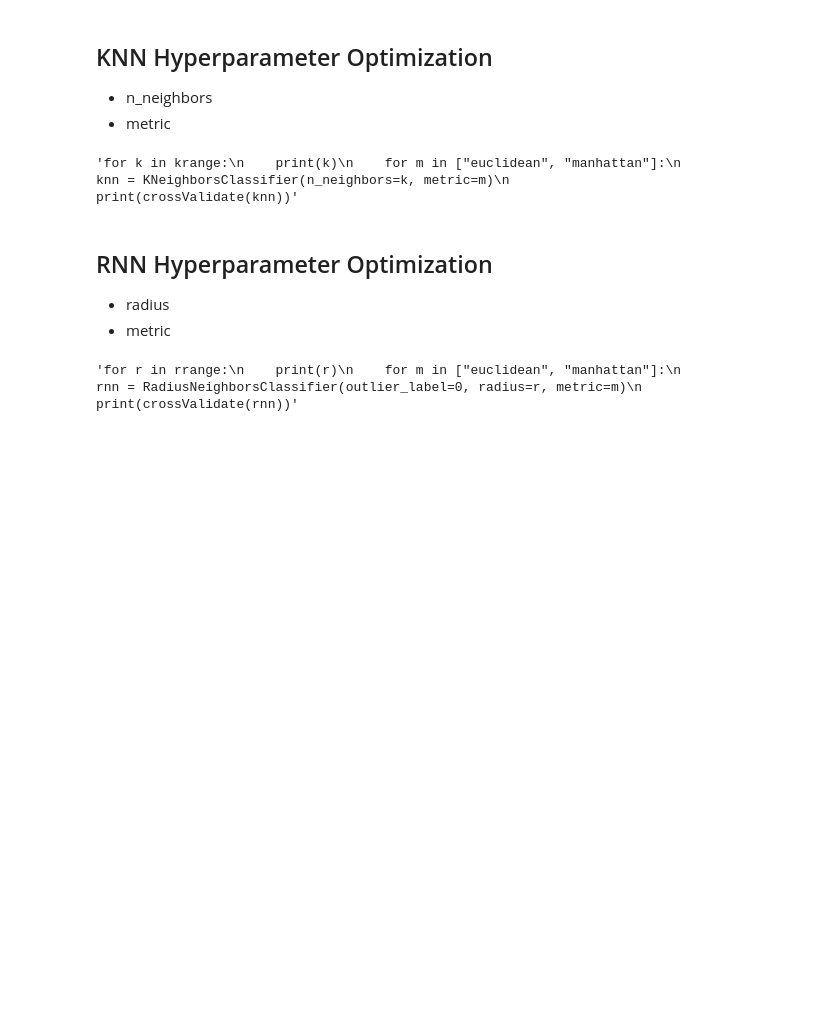
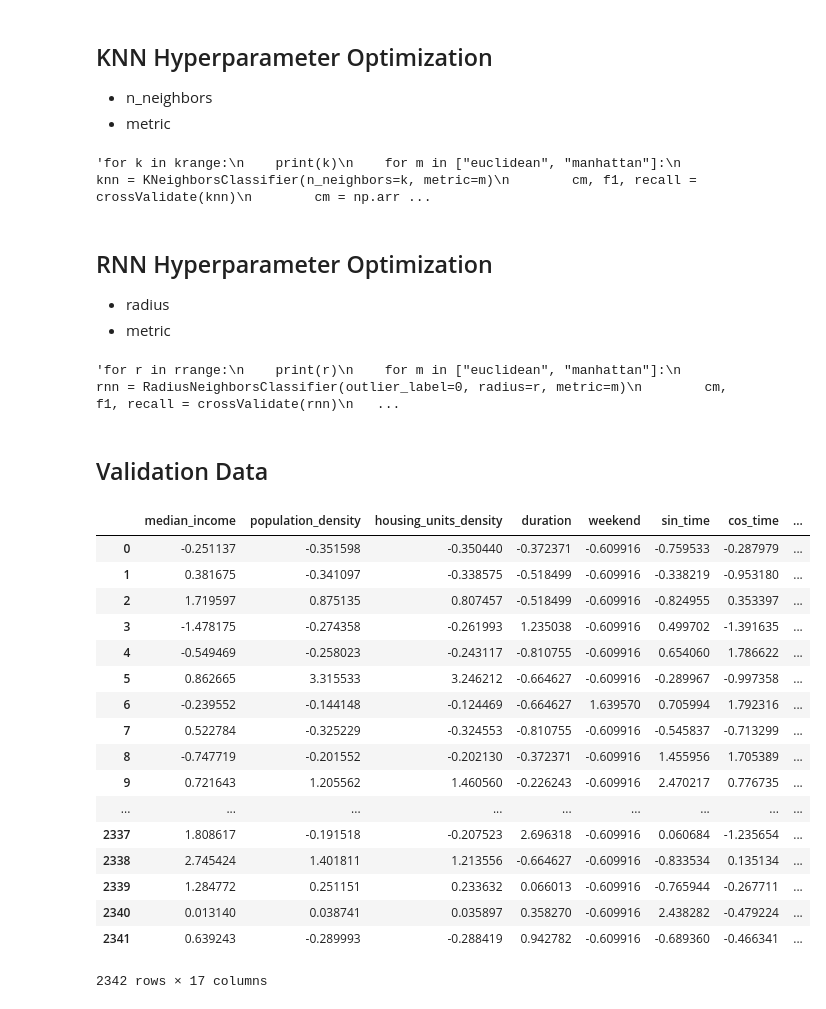
Before and after one commit to zaneddennis/tornado_v2, a Jupyter notebook: ZDD-Neighbors.ipynb, the cells around one changed output. Saved outputs shown, nothing was run; the diff lists cells and outputs as text; code cells hidden in the pictures; blank space fills up the shorter version.

```diff
--- a/ZDD-Neighbors.ipynb
+++ b/ZDD-Neighbors.ipynb
@@ -103,9 +107,11 @@ krange = range(1, 15)
     print(k)
     for m in ["euclidean", "manhattan"]:
         knn = KNeighborsClassifier(n_neighbors=k, metric=m)
-        print(crossValidate(knn))"""
+        cm, f1, recall = crossValidate(knn)
+        cm = np.array([np.round(cm[i]/sum(cm[i]), 3) for i in range(len(cm))])
+        print(cm, f1, recall)"""
 # %% [output]
-'for k in krange:\n    print(k)\n    for m in ["euclidean", "manhattan"]:\n        knn = KNeighborsClassifier(n_neighbors=k, metric=m)\n        print(crossValidate(knn))'
+'for k in krange:\n    print(k)\n    for m in ["euclidean", "manhattan"]:\n        knn = KNeighborsClassifier(n_neighbors=k, metric=m)\n        cm, f1, recall = crossValidate(knn)\n        cm = np.arr ...
 # %% [markdown]
 ## RNN Hyperparameter Optimization
 
@@ -118,6 +124,37 @@ rrange = np.arange(1.0, 10.0, 0.5)
     print(r)
     for m in ["euclidean", "manhattan"]:
         rnn = RadiusNeighborsClassifier(outlier_label=0, radius=r, metric=m)
-        print(crossValidate(rnn))"""
+        cm, f1, recall = crossValidate(rnn)
+        cm = np.array([np.round(cm[i]/sum(cm[i]), 3) for i in range(len(cm))])
+        print(cm, f1, recall)"""
 # %% [output]
-'for r in rrange:\n    print(r)\n    for m in ["euclidean", "manhattan"]:\n        rnn = RadiusNeighborsClassifier(outlier_label=0, radius=r, metric=m)\n        print(crossValidate(rnn))'
+'for r in rrange:\n    print(r)\n    for m in ["euclidean", "manhattan"]:\n        rnn = RadiusNeighborsClassifier(outlier_label=0, radius=r, metric=m)\n        cm, f1, recall = crossValidate(rnn)\n   ...
+# %% [markdown]
+## Validation Data
+# %%
+X_val  = pd.read_csv("tornado_x_val.csv")
+X_val = pd.DataFrame(preprocessing.scale(X_val))
+X_val.columns = xCols
+y_val = pd.read_csv("tornado_y_val.csv", header=None, index_col=0)
+
+X_val = X_val.drop(columns=["Unnamed: 0"])
+X_val
+# %% [output]
+|  | median_income | population_density | housing_units_density | duration | weekend | sin_time | cos_time | ... |
+| 0 | -0.251137 | -0.351598 | -0.350440 | -0.372371 | -0.609916 | -0.759533 | -0.287979 | ... |
+| 1 | 0.381675 | -0.341097 | -0.338575 | -0.518499 | -0.609916 | -0.338219 | -0.953180 | ... |
+| 2 | 1.719597 | 0.875135 | 0.807457 | -0.518499 | -0.609916 | -0.824955 | 0.353397 | ... |
+| 3 | -1.478175 | -0.274358 | -0.261993 | 1.235038 | -0.609916 | 0.499702 | -1.391635 | ... |
+| 4 | -0.549469 | -0.258023 | -0.243117 | -0.810755 | -0.609916 | 0.654060 | 1.786622 | ... |
+| 5 | 0.862665 | 3.315533 | 3.246212 | -0.664627 | -0.609916 | -0.289967 | -0.997358 | ... |
+| 6 | -0.239552 | -0.144148 | -0.124469 | -0.664627 | 1.639570 | 0.705994 | 1.792316 | ... |
+| 7 | 0.522784 | -0.325229 | -0.324553 | -0.810755 | -0.609916 | -0.545837 | -0.713299 | ... |
+| 8 | -0.747719 | -0.201552 | -0.202130 | -0.372371 | -0.609916 | 1.455956 | 1.705389 | ... |
+| 9 | 0.721643 | 1.205562 | 1.460560 | -0.226243 | -0.609916 | 2.470217 | 0.776735 | ... |
+| ... | ... | ... | ... | ... | ... | ... | ... | ... |
+| 2337 | 1.808617 | -0.191518 | -0.207523 | 2.696318 | -0.609916 | 0.060684 | -1.235654 | ... |
+| 2338 | 2.745424 | 1.401811 | 1.213556 | -0.664627 | -0.609916 | -0.833534 | 0.135134 | ... |
+| 2339 | 1.284772 | 0.251151 | 0.233632 | 0.066013 | -0.609916 | -0.765944 | -0.267711 | ... |
+| 2340 | 0.013140 | 0.038741 | 0.035897 | 0.358270 | -0.609916 | 2.438282 | -0.479224 | ... |
+| 2341 | 0.639243 | -0.289993 | -0.288419 | 0.942782 | -0.609916 | -0.689360 | -0.466341 | ... |
+2342 rows × 17 columns
```
Also changed, not shown: parts of 18 cells of this notebook.
